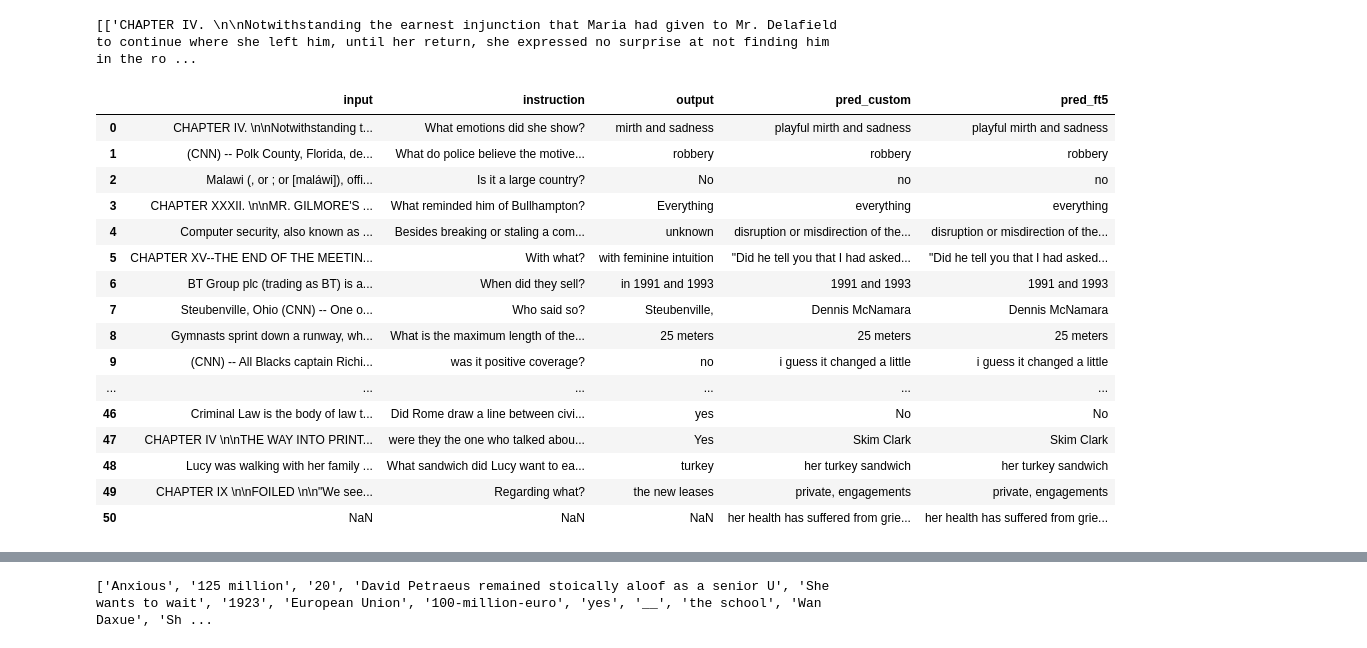
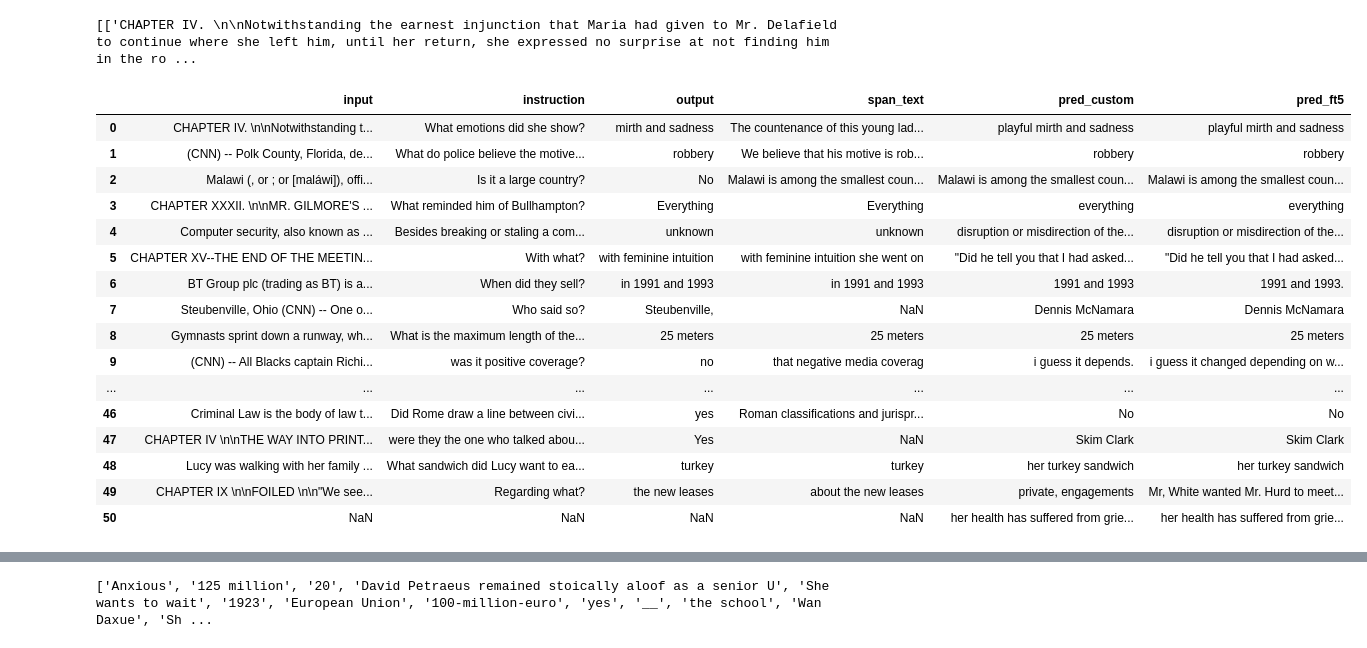
Before and after one commit to redR0b0t/mh_one_api, a Jupyter notebook: model/predict.ipynb, the cells around one changed output, grey strips where cells are left out. Cells and saved outputs as stored; diff of their text form; code cells hidden in the pictures.

```diff
--- a/model/predict.ipynb
+++ b/model/predict.ipynb
@@ -26,11 +26,11 @@ ftrain_data.iloc[:,2].to_csv("/home/u131168/mh_one_api/data/train_split/train_ou
 # !pip install accelerate
 # !pip install scipy
 
-# %% pip install peft
+# !pip install peft
 from peft import AutoPeftModelForSeq2SeqLM
 from transformers import AutoTokenizer
 import torch
-model_path="/home/u131168/mh_one_api/model/ft_models/flan-t5-xl_peft_finetuned_model/checkpoint-4000"
+model_path="/home/u131168/mh_one_api/model/ft_models/flan-t5-xl_peft_finetuned_model/checkpoint-6000"
 tokenizer = AutoTokenizer.from_pretrained("google/flan-t5-xl")
 custom_model = AutoPeftModelForSeq2SeqLM.from_pretrained(model_path, )
 # %%
@@ -75,27 +75,27 @@ outputs = ft5_model.generate(input_ids=input_ids, do_sample=True, max_length=20)
 pred_ft5=tokenizer.batch_decode(outputs, skip_special_tokens=True)
 # %%
 pred_custom_df=pd.DataFrame(pd.Series(pred_custom,name="pred_custom"))
-pred_ft5_df=pd.DataFrame(pd.Series(pred_custom,name="pred_ft5"))
-temp_df=pd.concat([ftrain_data[:p_count],pred_custom_df,pred_ft5_df],axis=1)
+pred_ft5_df=pd.DataFrame(pd.Series(pred_ft5,name="pred_ft5"))
+temp_df=pd.concat([ftrain_data.iloc[:p_count],train_data.iloc[:p_count,4],pred_custom_df,pred_ft5_df],axis=1)
 temp_df
 # %% [output]
-|  | input | instruction | output | pred_custom | pred_ft5 |
-| 0 | CHAPTER IV. \n\nNotwithstanding t... | What emotions did she show? | mirth and sadness | playful mirth and sadness | playful mirth and sadness |
-| 1 | (CNN) -- Polk County, Florida, de... | What do police believe the motive... | robbery | robbery | robbery |
-| 2 | Malawi (, or ; or [maláwi]), offi... | Is it a large country? | No | no | no |
-| 3 | CHAPTER XXXII. \n\nMR. GILMORE'S ... | What reminded him of Bullhampton? | Everything | everything | everything |
-| 4 | Computer security, also known as ... | Besides breaking or staling a com... | unknown | disruption or misdirection of the... | disruption or misdirection of the... |
-| 5 | CHAPTER XV--THE END OF THE MEETIN... | With what? | with feminine intuition | "Did he tell you that I had asked... | "Did he tell you that I had asked... |
-| 6 | BT Group plc (trading as BT) is a... | When did they sell? | in 1991 and 1993 | 1991 and 1993 | 1991 and 1993 |
-| 7 | Steubenville, Ohio (CNN) -- One o... | Who said so? | Steubenville, | Dennis McNamara | Dennis McNamara |
-| 8 | Gymnasts sprint down a runway, wh... | What is the maximum length of the... | 25 meters | 25 meters | 25 meters |
-| 9 | (CNN) -- All Blacks captain Richi... | was it positive coverage? | no | i guess it changed a little | i guess it changed a little |
-| ... | ... | ... | ... | ... | ... |
-| 46 | Criminal Law is the body of law t... | Did Rome draw a line between civi... | yes | No | No |
-| 47 | CHAPTER IV \n\nTHE WAY INTO PRINT... | were they the one who talked abou... | Yes | Skim Clark | Skim Clark |
-| 48 | Lucy was walking with her family ... | What sandwich did Lucy want to ea... | turkey | her turkey sandwich | her turkey sandwich |
-| 49 | CHAPTER IX \n\nFOILED \n\n"We see... | Regarding what? | the new leases | private, engagements | private, engagements |
-| 50 | NaN | NaN | NaN | her health has suffered from grie... | her health has suffered from grie... |
+|  | input | instruction | output | span_text | pred_custom | pred_ft5 |
+| 0 | CHAPTER IV. \n\nNotwithstanding t... | What emotions did she show? | mirth and sadness | The countenance of this young lad... | playful mirth and sadness | playful mirth and sadness |
+| 1 | (CNN) -- Polk County, Florida, de... | What do police believe the motive... | robbery | We believe that his motive is rob... | robbery | robbery |
+| 2 | Malawi (, or ; or [maláwi]), offi... | Is it a large country? | No | Malawi is among the smallest coun... | Malawi is among the smallest coun... | Malawi is among the smallest coun... |
+| 3 | CHAPTER XXXII. \n\nMR. GILMORE'S ... | What reminded him of Bullhampton? | Everything | Everything | everything | everything |
+| 4 | Computer security, also known as ... | Besides breaking or staling a com... | unknown | unknown | disruption or misdirection of the... | disruption or misdirection of the... |
+| 5 | CHAPTER XV--THE END OF THE MEETIN... | With what? | with feminine intuition | with feminine intuition she went on | "Did he tell you that I had asked... | "Did he tell you that I had asked... |
+| 6 | BT Group plc (trading as BT) is a... | When did they sell? | in 1991 and 1993 | in 1991 and 1993 | 1991 and 1993 | 1991 and 1993. |
+| 7 | Steubenville, Ohio (CNN) -- One o... | Who said so? | Steubenville, | NaN | Dennis McNamara | Dennis McNamara |
+| 8 | Gymnasts sprint down a runway, wh... | What is the maximum length of the... | 25 meters | 25 meters | 25 meters | 25 meters |
+| 9 | (CNN) -- All Blacks captain Richi... | was it positive coverage? | no | that negative media coverag | i guess it depends. | i guess it changed depending on w... |
+| ... | ... | ... | ... | ... | ... | ... |
+| 46 | Criminal Law is the body of law t... | Did Rome draw a line between civi... | yes | Roman classifications and jurispr... | No | No |
+| 47 | CHAPTER IV \n\nTHE WAY INTO PRINT... | were they the one who talked abou... | Yes | NaN | Skim Clark | Skim Clark |
+| 48 | Lucy was walking with her family ... | What sandwich did Lucy want to ea... | turkey | turkey | her turkey sandwich | her turkey sandwich |
+| 49 | CHAPTER IX \n\nFOILED \n\n"We see... | Regarding what? | the new leases | about the new leases | private, engagements | Mr, White wanted Mr. Hurd to meet... |
+| 50 | NaN | NaN | NaN | NaN | her health has suffered from grie... | her health has suffered from grie... |
 # %%
 prompts = test_data.loc[:500,['Story','Question']].values.tolist()
 # print(prompts)
```
Also changed, not shown: parts of 1 cell of this notebook, 12 other files.
